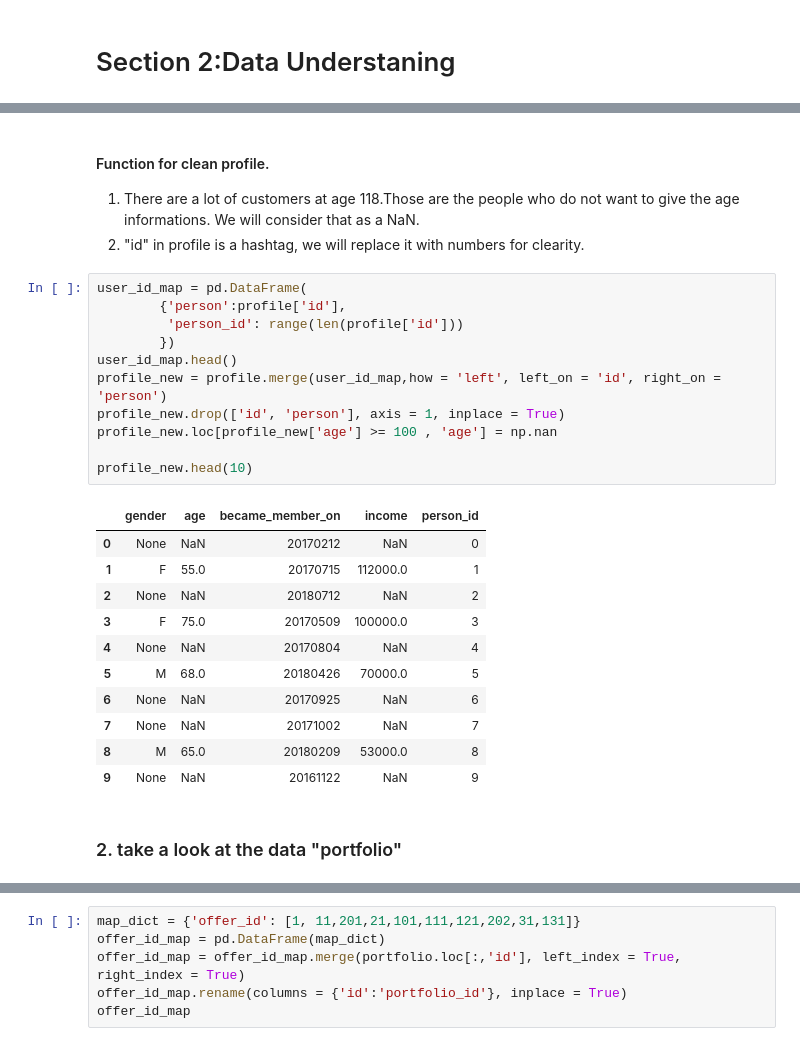
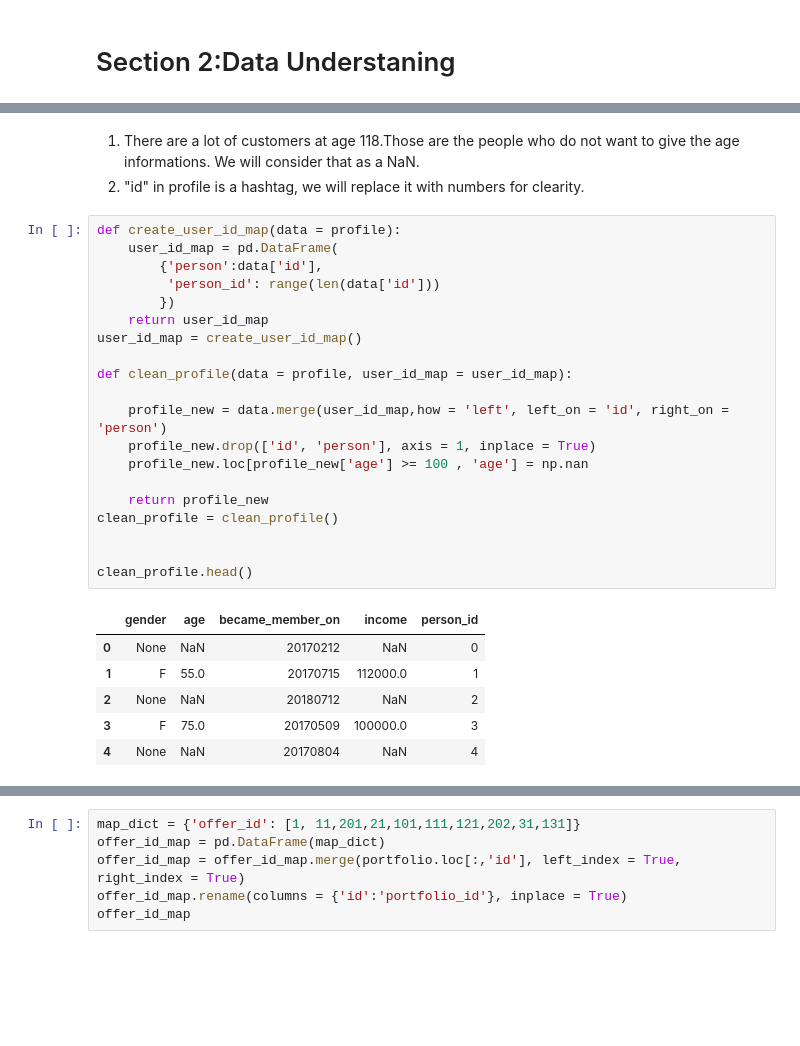
Before and after one commit to venson/starbucks, a Jupyter notebook: Starbucks_Capstone_notebook.ipynb, the cells around one changed output, grey strips where cells are left out. Cells and saved outputs as stored; diff of their text form; blank space fills up the shorter version.

```diff
--- a/Starbucks_Capstone_notebook.ipynb
+++ b/Starbucks_Capstone_notebook.ipynb
@@ -129,30 +141,30 @@ profile.head(10)
 # %% [markdown]
-####  Function for clean profile.
-
 1. There are a lot of customers at age 118.Those are the people who do not want to give the age informations. We will consider that as a NaN.
 2. "id" in profile is a hashtag, we will replace it with numbers for clearity.
 # %%
-user_id_map = pd.DataFrame(
-        {'person':profile['id'],
-         'person_id': range(len(profile['id']))
+def create_user_id_map(data = profile):
+    user_id_map = pd.DataFrame(
+        {'person':data['id'],
+         'person_id': range(len(data['id']))
         })
-user_id_map.head()
-profile_new = profile.merge(user_id_map,how = 'left', left_on = 'id', right_on = 'person')
-profile_new.drop(['id', 'person'], axis = 1, inplace = True)
-profile_new.loc[profile_new['age'] >= 100 , 'age'] = np.nan
+    return user_id_map
+user_id_map = create_user_id_map()
 
-profile_new.head(10)
+def clean_profile(data = profile, user_id_map = user_id_map):
+
+    profile_new = data.merge(user_id_map,how = 'left', left_on = 'id', right_on = 'person')
+    profile_new.drop(['id', 'person'], axis = 1, inplace = True)
+    profile_new.loc[profile_new['age'] >= 100 , 'age'] = np.nan
+
+    return profile_new
+clean_profile = clean_profile()
+
+
+clean_profile.head()
 # %% [output]
 |  | gender | age | became_member_on | income | person_id |
 | 0 | None | NaN | 20170212 | NaN | 0 |
 | 1 | F | 55.0 | 20170715 | 112000.0 | 1 |
 | 2 | None | NaN | 20180712 | NaN | 2 |
 | 3 | F | 75.0 | 20170509 | 100000.0 | 3 |
 | 4 | None | NaN | 20170804 | NaN | 4 |
-| 5 | M | 68.0 | 20180426 | 70000.0 | 5 |
-| 6 | None | NaN | 20170925 | NaN | 6 |
-| 7 | None | NaN | 20171002 | NaN | 7 |
-| 8 | M | 65.0 | 20180209 | 53000.0 | 8 |
-| 9 | None | NaN | 20161122 | NaN | 9 |
-# %% [markdown]
-### 2. take a look at the data "portfolio"
```
Also changed, not shown: parts of 37 cells of this notebook.
